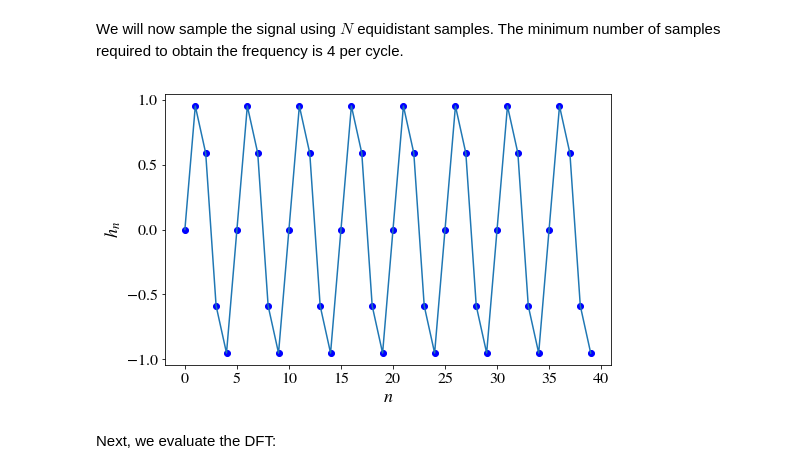
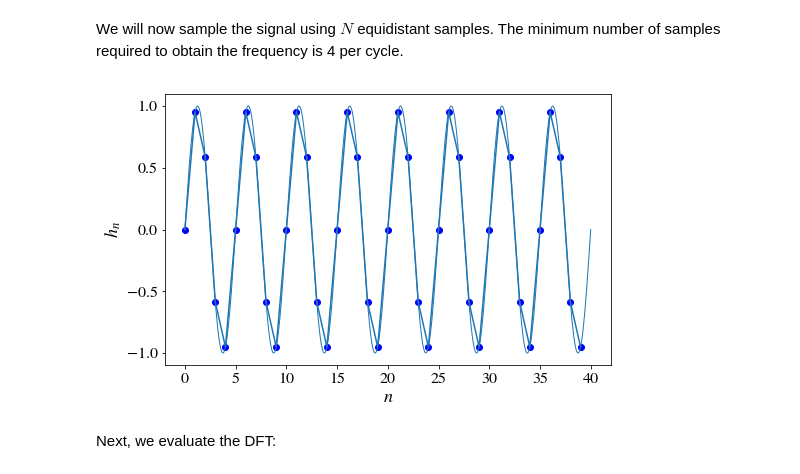
Before and after one commit to niksterg/pyFourier, a Jupyter notebook: DFT.ipynb, the cells around one changed output. Drawn from its saved outputs; the diff is of its cells as text; code cells hidden in the pictures.

```diff
--- a/DFT.ipynb
+++ b/DFT.ipynb
@@ -81,18 +83,24 @@ plt.show()
 We will now sample the signal using $N$ equidistant samples. The minimum number of samples required to obtain the frequency is 4 per cycle.
 # %%
 N = 5*Ncycles  # number of samples, must be >= 4*Ncycles, but otherwise does
-               # not need to be integer multiple of Ncycles
+                   # not need to be integer multiple of Ncycles
 
 dt = T/N       # time resolution
 
 t_n = np.linspace(0, (N-1)*dt, N)   # create the time samples
 h_n = np.sin(2.0*np.pi*f0*t_n)      # create the signal samples
 
+t = np.linspace(0, N, 500)
+h = np.sin(2.0*np.pi*t*Ncycles/N)
+
+cmap = plt.get_cmap("tab10")
 plt.plot(h_n, 'bo', h_n)
+plt.plot(t, h, c='tab:blue', linewidth=1.0)
+
 plt.xlabel(r'$n$') ; plt.ylabel(r'$h_n$')
 plt.show()
 # %% [output]
-[figure, old version]
+[figure, new version]
 # %% [markdown]
 Next, we evaluate the DFT:
 # %%
```
Also changed, not shown: parts of 35 cells of this notebook.
